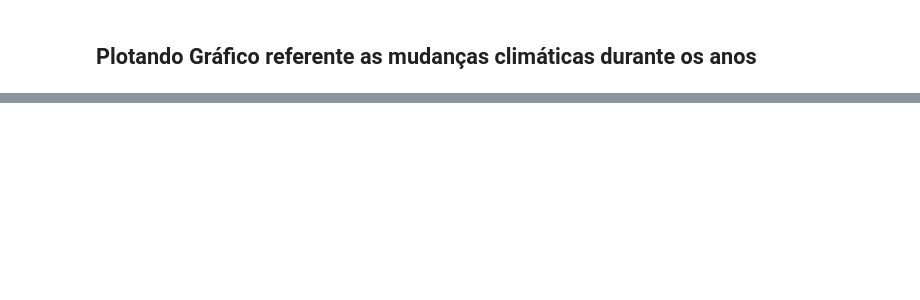
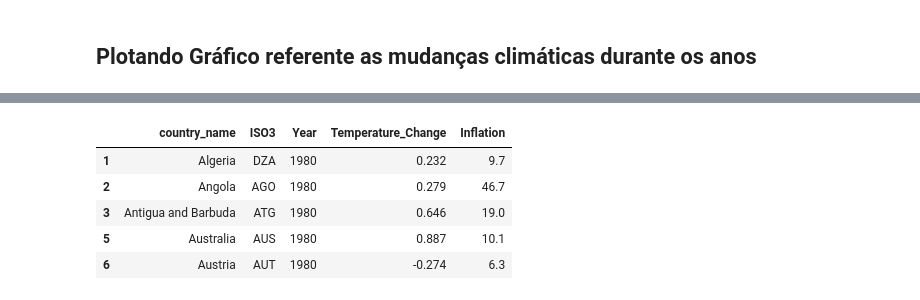
Before and after one commit to luanfelixcoding/climate-change-impact-economy, a Jupyter notebook: climate_change_impact_economy.ipynb, the cells around one changed output, grey strips where cells are left out. Cells and saved outputs as stored; diff of their text form; code cells hidden in the pictures; blank space fills up the shorter version.

```diff
--- a/climate_change_impact_economy.ipynb
+++ b/climate_change_impact_economy.ipynb
@@ -167,0 +223,11 @@ df_economy_melted.head()
+# %%
+df_combined = pd.merge(df_climate_melted, df_economy_melted, on=['country_name', 'Year'], how='inner')
+df_combined_clean = df_combined.dropna()
+df_combined_clean.head()
+# %% [output]
+|  | country_name | ISO3 | Year | Temperature_Change | Inflation |
+| 1 | Algeria | DZA | 1980 | 0.232 | 9.7 |
+| 2 | Angola | AGO | 1980 | 0.279 | 46.7 |
+| 3 | Antigua and Barbuda | ATG | 1980 | 0.646 | 19.0 |
+| 5 | Australia | AUS | 1980 | 0.887 | 10.1 |
+| 6 | Austria | AUT | 1980 | -0.274 | 6.3 |
```
Also changed, not shown: parts of 16 cells of this notebook.
